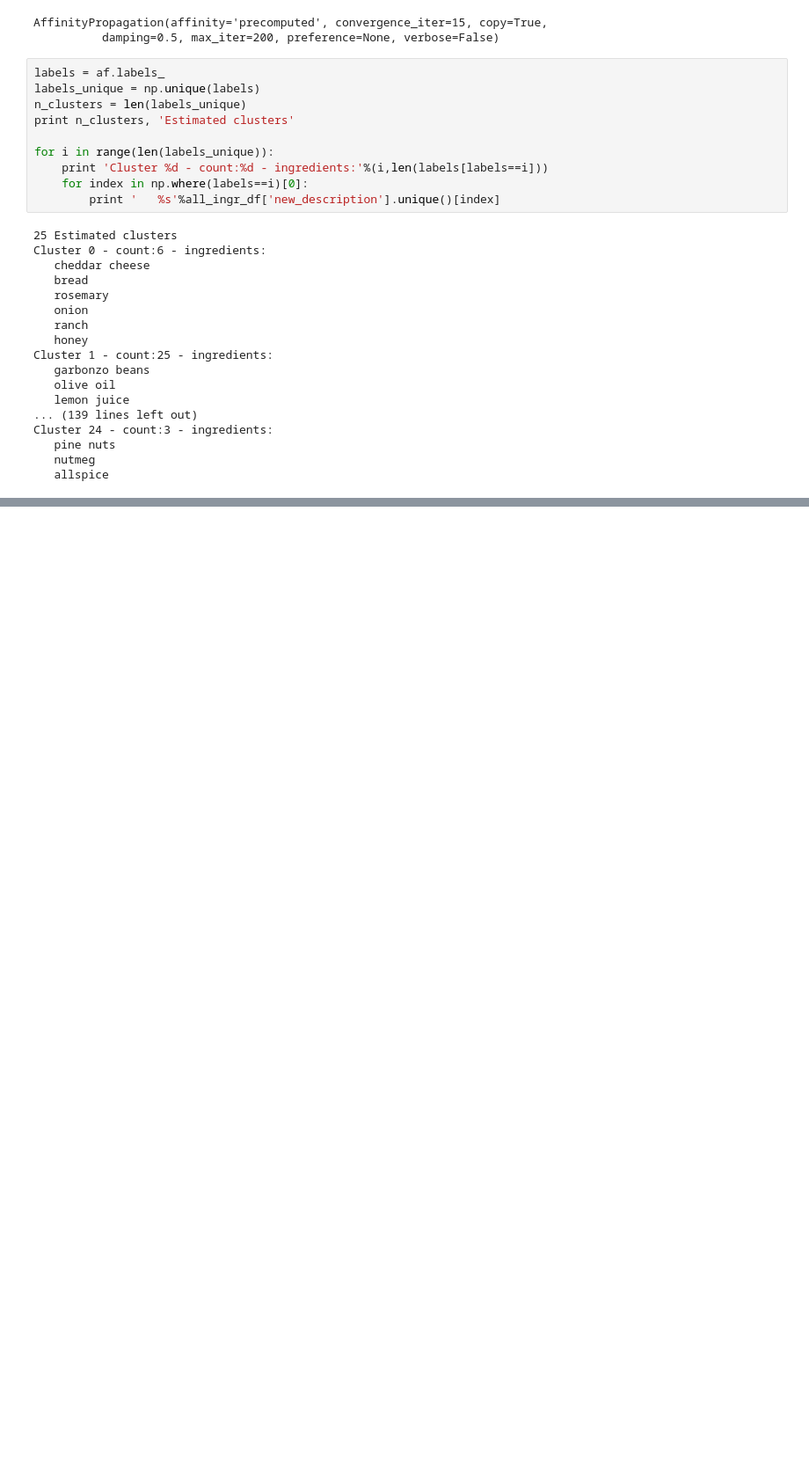
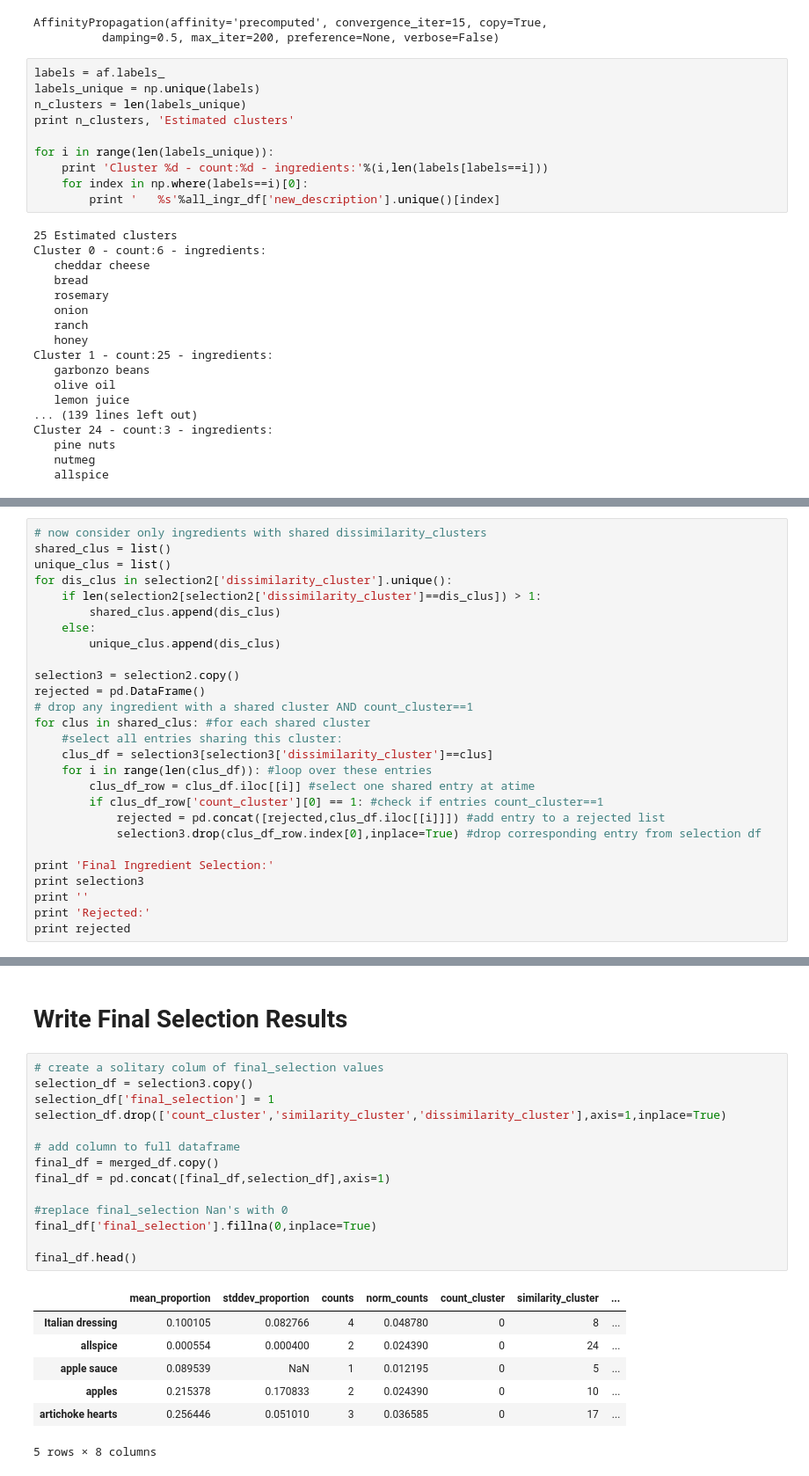
Before and after one commit to danjump/recipe_optimizer, a Jupyter notebook: analyze_data/ingredient_association_clustering.ipynb, the cells around one changed output, grey strips where cells are left out. Shown at 88% size. Drawn from its saved outputs; the diff is of its cells as text; blank space fills up the shorter version.

```diff
--- a/analyze_data/ingredient_association_clustering.ipynb
+++ b/analyze_data/ingredient_association_clustering.ipynb
@@ -98,0 +351,27 @@ Cluster 24 - count:3 - ingredients:
+# %%
+# now consider only ingredients with shared dissimilarity_clusters
+shared_clus = list()
+unique_clus = list()
+for dis_clus in selection2['dissimilarity_cluster'].unique():
+    if len(selection2[selection2['dissimilarity_cluster']==dis_clus]) > 1:
+        shared_clus.append(dis_clus)
+    else:
+        unique_clus.append(dis_clus)
+
+selection3 = selection2.copy()
+rejected = pd.DataFrame()
+# drop any ingredient with a shared cluster AND count_cluster==1
+for clus in shared_clus: #for each shared cluster
+    #select all entries sharing this cluster:
+    clus_df = selection3[selection3['dissimilarity_cluster']==clus]
+    for i in range(len(clus_df)): #loop over these entries
+        clus_df_row = clus_df.iloc[[i]] #select one shared entry at atime
+        if clus_df_row['count_cluster'][0] == 1: #check if entries count_cluster==1
+            rejected = pd.concat([rejected,clus_df.iloc[[i]]]) #add entry to a rejected list
+            selection3.drop(clus_df_row.index[0],inplace=True) #drop corresponding entry from selection df
+
+print 'Final Ingredient Selection:'
+print selection3
+print ''
+print 'Rejected:'
+print rejected
@@ -98,0 +438,24 @@ Cluster 24 - count:3 - ingredients:
+# %% [markdown]
+# Write Final Selection Results
+# %%
+# create a solitary colum of final_selection values
+selection_df = selection3.copy()
+selection_df['final_selection'] = 1
+selection_df.drop(['count_cluster','similarity_cluster','dissimilarity_cluster'],axis=1,inplace=True)
+
+# add column to full dataframe
+final_df = merged_df.copy()
+final_df = pd.concat([final_df,selection_df],axis=1)
+
+#replace final_selection Nan's with 0
+final_df['final_selection'].fillna(0,inplace=True)
+
+final_df.head()
+# %% [output]
+|  | mean_proportion | stddev_proportion | counts | norm_counts | count_cluster | similarity_cluster | ... |
+| Italian dressing | 0.100105 | 0.082766 | 4 | 0.048780 | 0 | 8 | ... |
+| allspice | 0.000554 | 0.000400 | 2 | 0.024390 | 0 | 24 | ... |
+| apple sauce | 0.089539 | NaN | 1 | 0.012195 | 0 | 5 | ... |
+| apples | 0.215378 | 0.170833 | 2 | 0.024390 | 0 | 10 | ... |
+| artichoke hearts | 0.256446 | 0.051010 | 3 | 0.036585 | 0 | 17 | ... |
+5 rows × 8 columns
```
Also changed, not shown: parts of 23 cells of this notebook, 2 other files.
